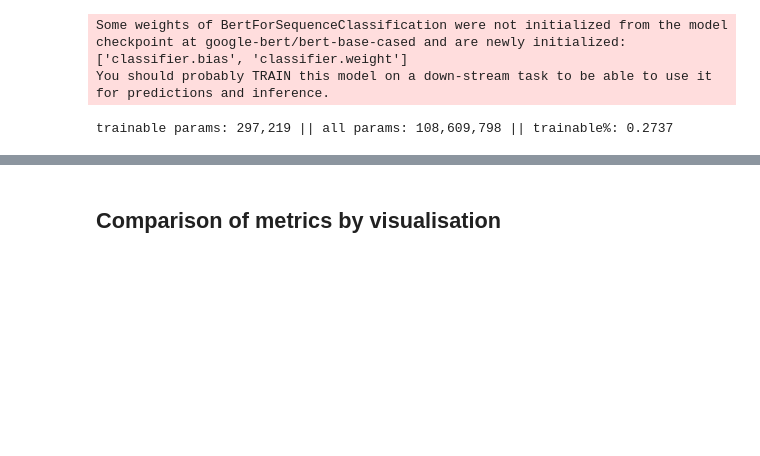
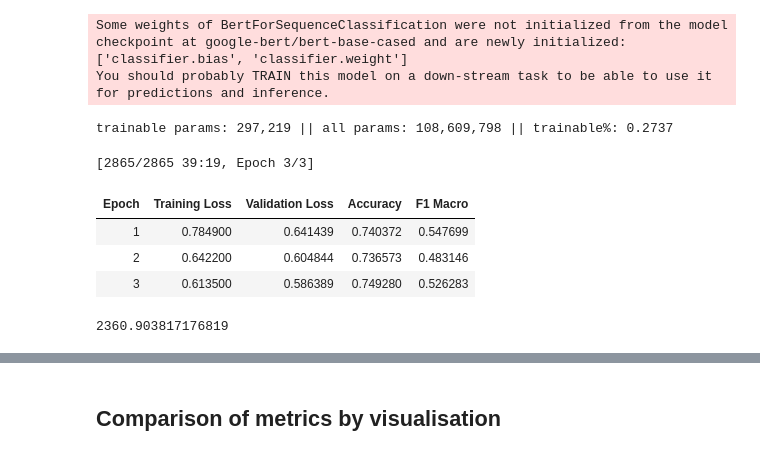
Before and after one commit to cedrickbx/LLM_finetuning_project, a Jupyter notebook: CS614_Assignment_1.ipynb, the cells around one changed output, grey strips where cells are left out. Saved outputs shown, nothing was run; the diff lists cells and outputs as text; code cells hidden in the pictures; blank space fills up the shorter version.

Commit message:
completed LoRA training

```diff
--- a/CS614_Assignment_1.ipynb
+++ b/CS614_Assignment_1.ipynb
@@ -322,16 +322,15 @@ Model loaded
 lora_config = LoraConfig(
     r = 8, # low-rank (as BERT is considered small)
     lora_alpha=32,  # Scaling factor for LORA
-    target_modules=["query", "value"],  # Target modules to apply LORA - "query","key","value","output.dense"
-    lora_dropout=0.1,  # Dropout rate for LORA
+    target_modules=["query", "value"],  # common target modules for BERT
+    lora_dropout=0.05,  # Dropout rate for LORA
     bias="none",  # Bias type (none, all, or a list of target modules)
     task_type="SEQ_CLS",
     modules_to_save=["classifier"]
 )
 # %%
-
-model = get_peft_model(model_instance(), lora_config)
-model.print_trainable_parameters()  # sanity check: only a few % of params trainable
+lora_model = get_peft_model(model_instance(), lora_config)
+lora_model.print_trainable_parameters()  # sanity check: only a few % of params trainable
 # %% [output]
 Some weights of BertForSequenceClassification were not initialized from the model checkpoint at google-bert/bert-base-cased and are newly initialized: ['classifier.bias', 'classifier.weight']
 You should probably TRAIN this model on a down-stream task to be able to use it for predictions and inference.
@@ -377,0 +338,39 @@ tok  = AutoTokenizer.from_pretrained("models/bert-fin-sentiment-lora")
+# %%
+# use same hyperparameters as base bert training to compare efficacy of LoRA
+lora_args = TrainingArguments(
+    report_to="none",
+    output_dir="lora_bert",
+    learning_rate=5e-5,
+    per_device_train_batch_size=8,
+    per_device_eval_batch_size=8,
+    num_train_epochs=3,
+    weight_decay=0,
+    warmup_ratio=0,
+    gradient_accumulation_steps=1,
+    adam_beta1=0.9,
+    adam_beta2=0.999,
+    adam_epsilon=1e-8,
+    metric_for_best_model="F1_macro",
+    logging_steps=10,
+    logging_strategy="epoch",
+    logging_dir='./logs',
+    eval_strategy="epoch"
+)
+
+lora_trainer = Trainer(
+    model=lora_model,
+    args=lora_args,
+    train_dataset=train_dataset,
+    eval_dataset=val_dataset,
+    compute_metrics=compute_metrics,
+    data_collator=DataCollatorWithPadding(tokenizer=tokenizer)
+    )
+# %%
+train_LLM(lora_trainer)
+# %% [output]
+[2865/2865 39:19, Epoch 3/3]
+| Epoch | Training Loss | Validation Loss | Accuracy | F1 Macro |
+| 1 | 0.784900 | 0.641439 | 0.740372 | 0.547699 |
+| 2 | 0.642200 | 0.604844 | 0.736573 | 0.483146 |
+| 3 | 0.613500 | 0.586389 | 0.749280 | 0.526283 |
+2360.903817176819
```
Also changed, not shown: parts of 7 cells of this notebook.
